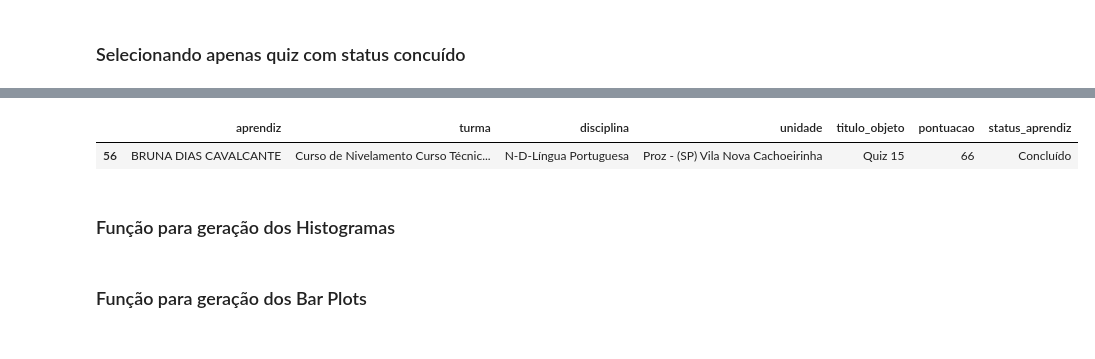
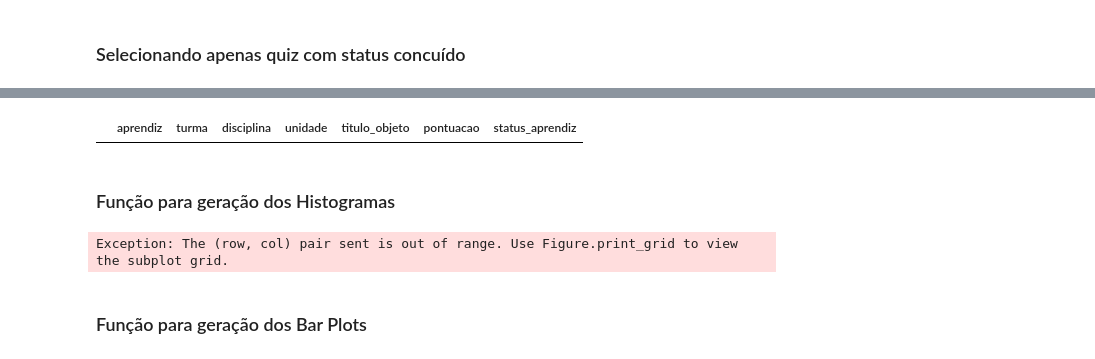
Before and after one commit to mediote/proz_quiz, a Jupyter notebook: quiz.ipynb, the cells around one changed output, grey strips where cells are left out. Saved outputs shown, nothing was run; the diff lists cells and outputs as text; code cells hidden in the pictures.

```diff
--- a/quiz.ipynb
+++ b/quiz.ipynb
@@ -46,8 +35,7 @@ demais_cursos
 # %%
-demais_cursos[demais_cursos.titulo_objeto == 'Quiz 15']
+demais_cursos[demais_cursos.titulo_objeto == 'Quiz 20']
 # %% [output]
 |  | aprendiz | turma | disciplina | unidade | titulo_objeto | pontuacao | status_aprendiz |
-| 56 | BRUNA DIAS CAVALCANTE | Curso de Nivelamento Curso Técnic... | N-D-Língua Portuguesa | Proz - (SP) Vila Nova Cachoeirinha | Quiz 15 | 66 | Concluído |
 # %% [markdown]
 ### Função para geração dos Histogramas
 # %%
@@ -119,6 +107,10 @@ def plot_quiz_hist(quiz_data, n_rows, n_cols):
     fig.update_xaxes(range=[0, 100], tick0=0, dtick=20)
     fig.update_yaxes(range=[0, 1], tick0=0, dtick=0.2)
     fig.show()
+# %%
+plot_quiz_hist(quiz_data=enfermagem, n_rows=3, n_cols=5)
+# %% [output]
+Exception: The (row, col) pair sent is out of range. Use Figure.print_grid to view the subplot grid.
 # %% [markdown]
 ### Função para geração dos Bar Plots
 # %%
```
Also changed, not shown: parts of 8 cells of this notebook, 6 other files.
